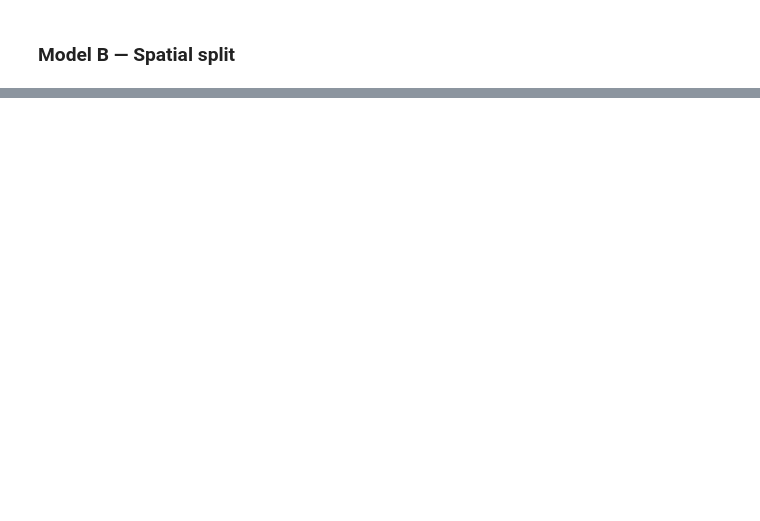
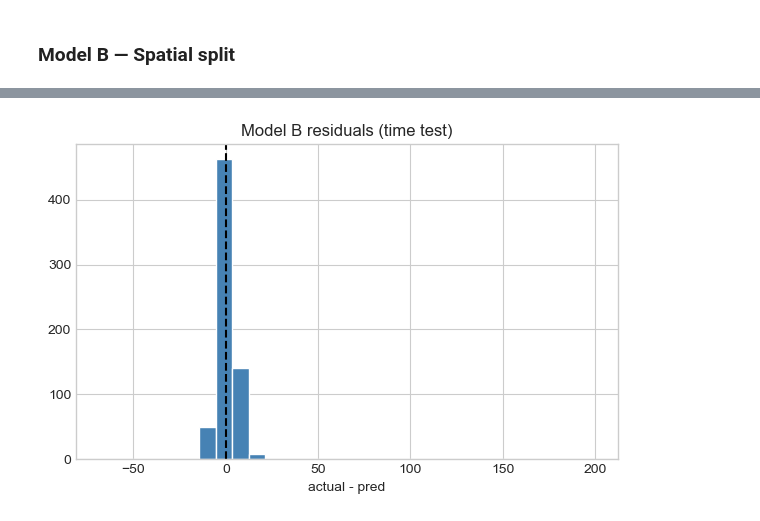
Before and after one commit to yelenashabanova/GrandChallengeAccenture, a Jupyter notebook: model.ipynb, the cells around one changed output, grey strips where cells are left out. Cells and saved outputs as stored; diff of their text form; code cells hidden in the pictures; blank space fills up the shorter version.

```diff
--- a/model.ipynb
+++ b/model.ipynb
@@ -579,11 +613,15 @@ plt.show()
 # %%
-fig, axes = plt.subplots(1, 1, figsize=(6, 4))
 r = y_test_t.values - pred_rf_b_t
-axes.hist(r, bins=30, color="steelblue", edgecolor="white")
-axes.axvline(0, color="black", linestyle="--")
-axes.set_title("Model B residuals (time test)")
-axes.set_xlabel("actual - pred")
-plt.tight_layout()
-plt.savefig("images/modelb_residuals_time.png", dpi=150, bbox_inches="tight")
-plt.show()
+fig = px.histogram(
+    x=r,
+    nbins=30,
+    title="Model B residuals (time test)",
+    labels={"x": "actual - pred", "y": "count"},
+)
+fig.add_vline(x=0, line_dash="dash", line_color="black")
+fig.update_layout(template="plotly_white", paper_bgcolor="rgba(0,0,0,0)", plot_bgcolor="rgba(0,0,0,0)")
+fig.write_html("images/modelb_residuals_time.html", include_plotlyjs="cdn")
+fig.show()
+# %% [output]
+[figure, added]
 # %%
```
Also changed, not shown: parts of 24 cells of this notebook, 39 other files.
